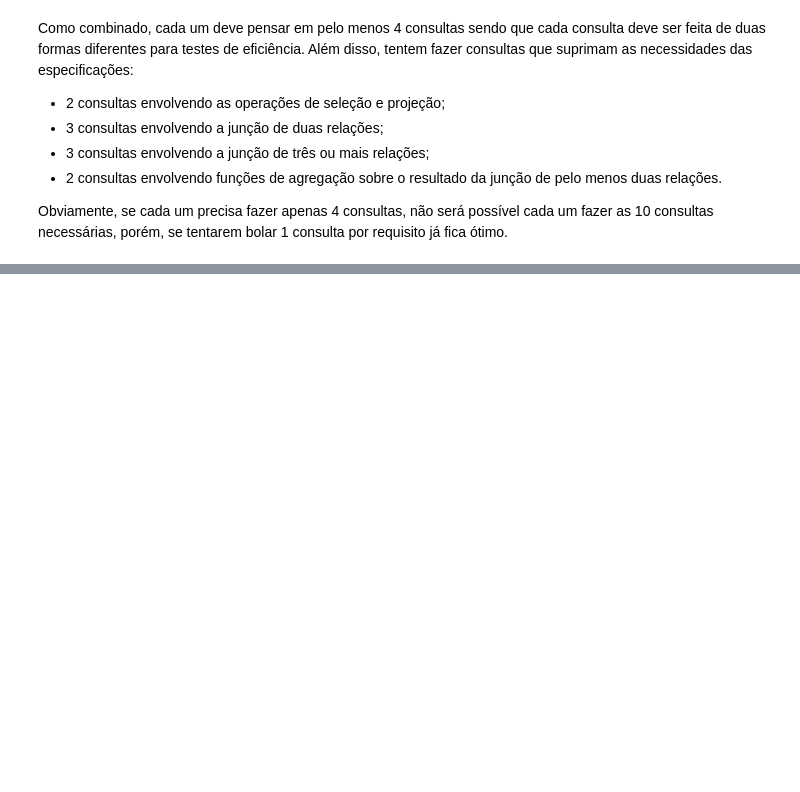
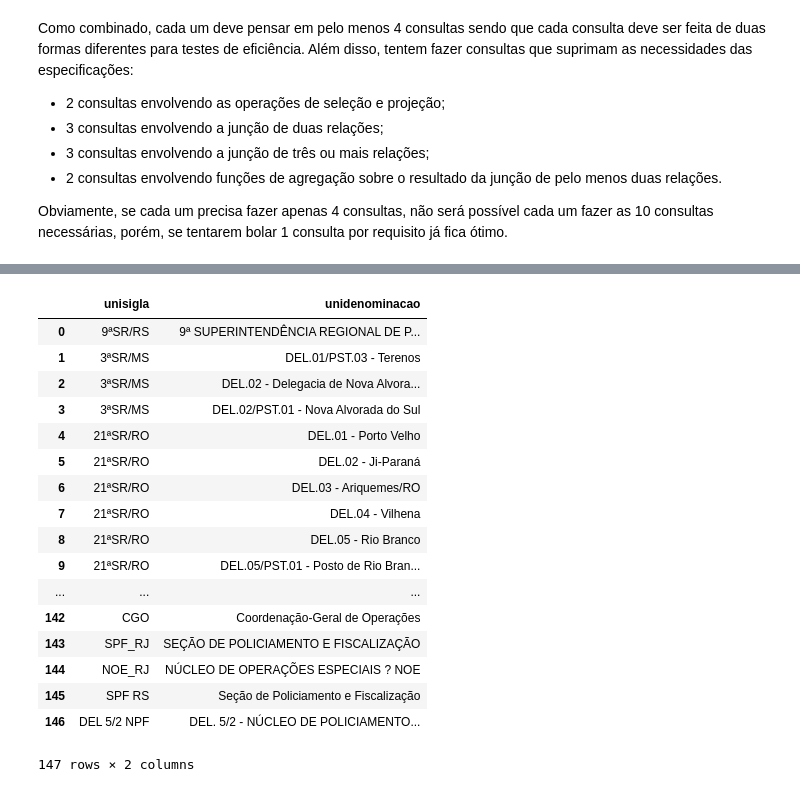
Before and after one commit to Pendulun/TP2-IBD, a Jupyter notebook: Template_Queries.ipynb, the cells around one changed output, grey strips where cells are left out. Saved outputs shown, nothing was run; the diff lists cells and outputs as text; code cells hidden in the pictures; blank space fills up the shorter version.

```diff
--- a/Template_Queries.ipynb
+++ b/Template_Queries.ipynb
@@ -44,3 +138,25 @@ df
+# %%
+df = pd.read_sql_query("SELECT unisigla, unidenominacao FROM UNIDADEOPERACIONAL WHERE unihelicoptero='S'",conn)
+df
+# %% [output]
+|  | unisigla | unidenominacao |
+| 0 | 9ªSR/RS | 9ª SUPERINTENDÊNCIA REGIONAL DE P... |
+| 1 | 3ªSR/MS | DEL.01/PST.03 - Terenos |
+| 2 | 3ªSR/MS | DEL.02 - Delegacia de Nova Alvora... |
+| 3 | 3ªSR/MS | DEL.02/PST.01 - Nova Alvorada do Sul |
+| 4 | 21ªSR/RO | DEL.01 - Porto Velho |
+| 5 | 21ªSR/RO | DEL.02 - Ji-Paraná |
+| 6 | 21ªSR/RO | DEL.03 - Ariquemes/RO |
+| 7 | 21ªSR/RO | DEL.04 - Vilhena |
+| 8 | 21ªSR/RO | DEL.05 - Rio Branco |
+| 9 | 21ªSR/RO | DEL.05/PST.01 - Posto de Rio Bran... |
+| ... | ... | ... |
+| 142 | CGO | Coordenação-Geral de Operações |
+| 143 | SPF_RJ | SEÇÃO DE POLICIAMENTO E FISCALIZAÇÃO |
+| 144 | NOE_RJ | NÚCLEO DE OPERAÇÕES ESPECIAIS ? NOE |
+| 145 | SPF RS | Seção de Policiamento e Fiscalização |
+| 146 | DEL 5/2 NPF | DEL. 5/2 - NÚCLEO DE POLICIAMENTO... |
+147 rows × 2 columns
 # %%
 %timeit df = pd.read_sql_query("Consulta 4, versão 2",conn)
 df
```
Also changed, not shown: parts of 19 cells of this notebook, 1 other file.
